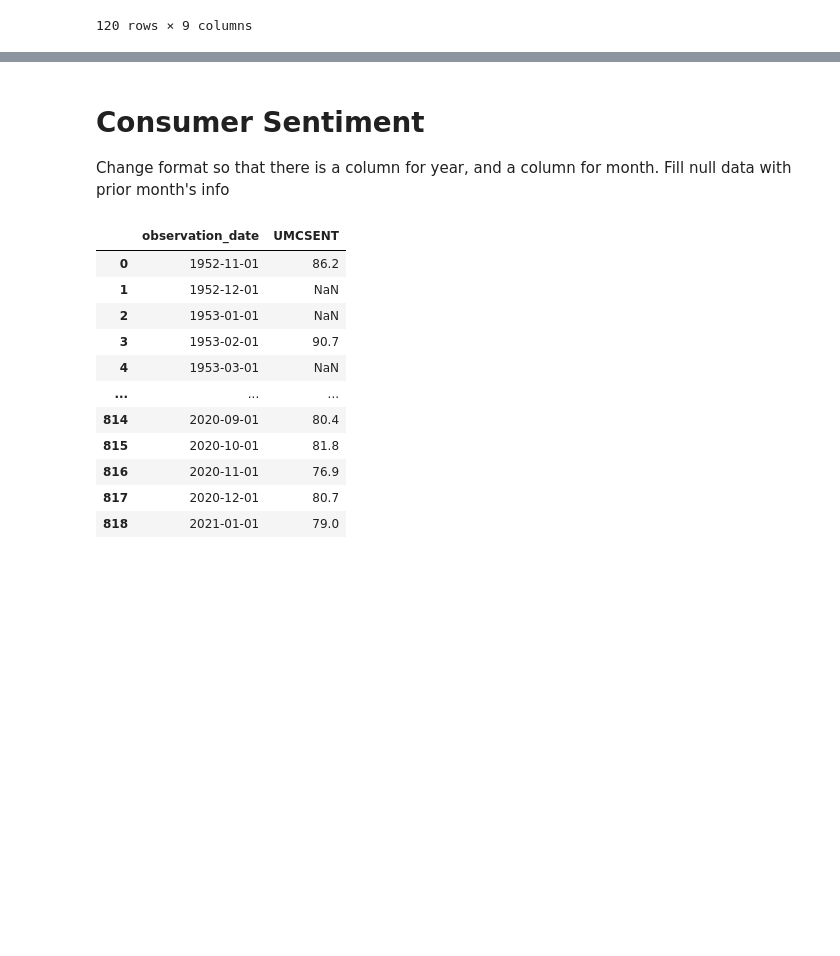
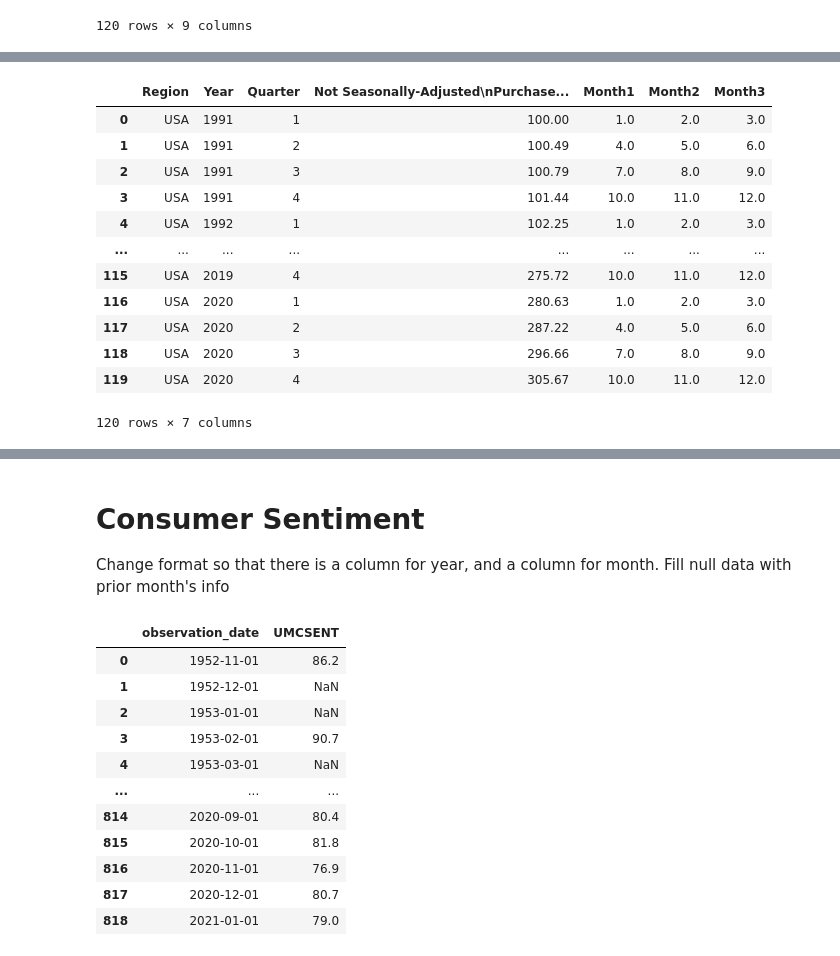
Before and after one commit to emilymcdaniel/Final_Project, a Jupyter notebook: StuctureSketch.ipynb, the cells around one changed output, grey strips where cells are left out. Drawn from its saved outputs; the diff is of its cells as text; code cells hidden in the pictures; blank space fills up the shorter version.

Commit message:
Home Buyers - Months as Columns

```diff
--- a/StuctureSketch.ipynb
+++ b/StuctureSketch.ipynb
@@ -153,0 +167,4 @@ HomeBuyers_df
+# %%
+#Drop calculated columns
+HomeBuyers_df.drop(HomeBuyers_df.columns[[4,5,6,7,8]], axis=1, inplace=True)
+HomeBuyers_df
@@ -153,0 +185,30 @@ HomeBuyers_df
+# %%
+#Add columns where if Quarter =1, add columns MonthA (all values=Jan),MonthB (all values=Feb),MonthC (all values=Mar)
+HomeBuyers_df.loc[HomeBuyers_df['Quarter'] == 1, 'Month1'] = 1
+HomeBuyers_df.loc[HomeBuyers_df['Quarter'] == 1, 'Month2'] = 2
+HomeBuyers_df.loc[HomeBuyers_df['Quarter'] == 1, 'Month3'] = 3
+HomeBuyers_df.loc[HomeBuyers_df['Quarter'] == 2, 'Month1'] = 4
+HomeBuyers_df.loc[HomeBuyers_df['Quarter'] == 2, 'Month2'] = 5
+HomeBuyers_df.loc[HomeBuyers_df['Quarter'] == 2, 'Month3'] = 6
+HomeBuyers_df.loc[HomeBuyers_df['Quarter'] == 3, 'Month1'] = 7
+HomeBuyers_df.loc[HomeBuyers_df['Quarter'] == 3, 'Month2'] = 8
+HomeBuyers_df.loc[HomeBuyers_df['Quarter'] == 3, 'Month3'] = 9
+HomeBuyers_df.loc[HomeBuyers_df['Quarter'] == 4, 'Month1'] = 10
+HomeBuyers_df.loc[HomeBuyers_df['Quarter'] == 4, 'Month2'] = 11
+HomeBuyers_df.loc[HomeBuyers_df['Quarter'] == 4, 'Month3'] = 12
+
+HomeBuyers_df
+# %% [output]
+|  | Region | Year | Quarter | Not Seasonally-Adjusted\nPurchase... | Month1 | Month2 | Month3 |
+| 0 | USA | 1991 | 1 | 100.00 | 1.0 | 2.0 | 3.0 |
+| 1 | USA | 1991 | 2 | 100.49 | 4.0 | 5.0 | 6.0 |
+| 2 | USA | 1991 | 3 | 100.79 | 7.0 | 8.0 | 9.0 |
+| 3 | USA | 1991 | 4 | 101.44 | 10.0 | 11.0 | 12.0 |
+| 4 | USA | 1992 | 1 | 102.25 | 1.0 | 2.0 | 3.0 |
+| ... | ... | ... | ... | ... | ... | ... | ... |
+| 115 | USA | 2019 | 4 | 275.72 | 10.0 | 11.0 | 12.0 |
+| 116 | USA | 2020 | 1 | 280.63 | 1.0 | 2.0 | 3.0 |
+| 117 | USA | 2020 | 2 | 287.22 | 4.0 | 5.0 | 6.0 |
+| 118 | USA | 2020 | 3 | 296.66 | 7.0 | 8.0 | 9.0 |
+| 119 | USA | 2020 | 4 | 305.67 | 10.0 | 11.0 | 12.0 |
+120 rows × 7 columns
```
Also changed, not shown: parts of 4 cells of this notebook.
